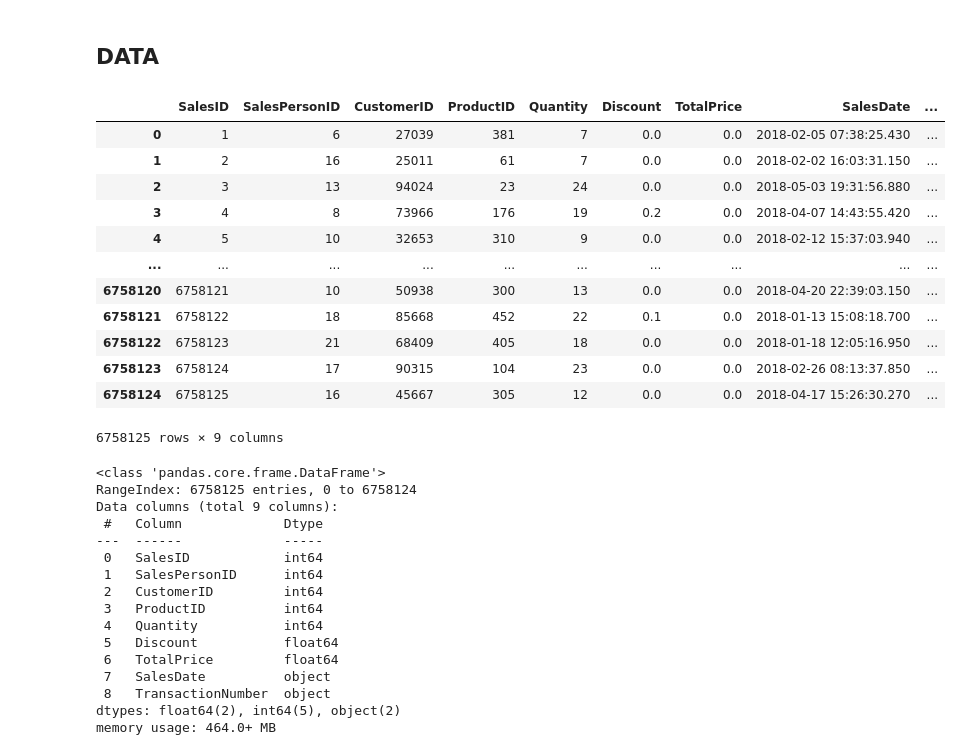
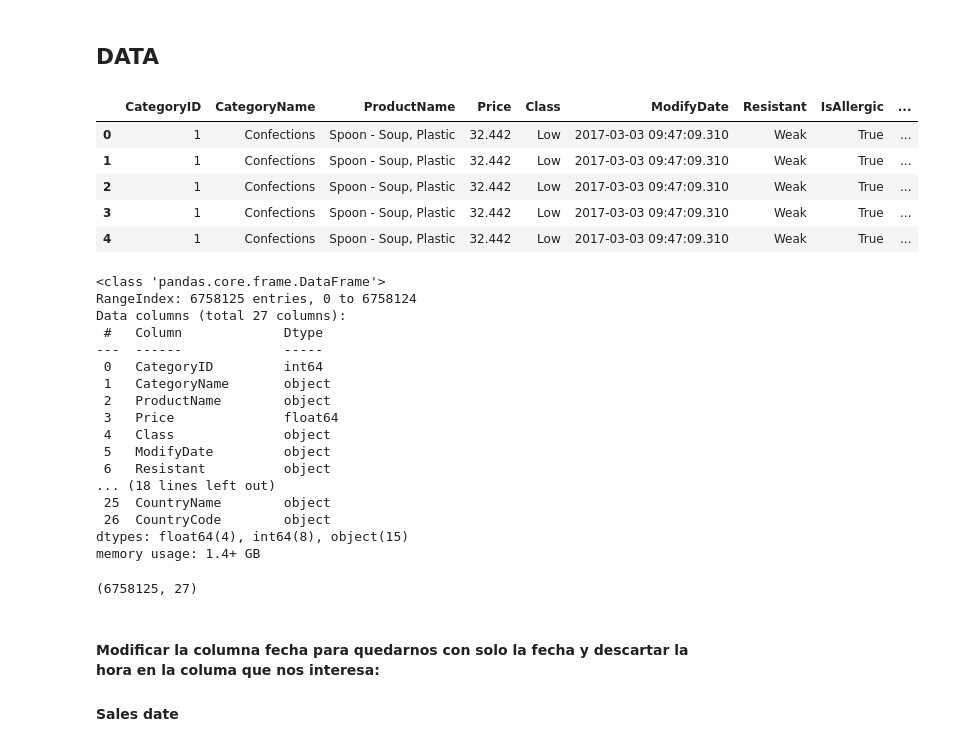
Before and after one commit to andtay/Machine_Learning_Based_Demand_Forecasting, a Jupyter notebook: src/data.ipynb, the cells around one changed output. Saved outputs shown, nothing was run; the diff lists cells and outputs as text; code cells hidden in the pictures.

Commit message:
data unification part1

```diff
--- a/src/data.ipynb
+++ b/src/data.ipynb
@@ -3,5 +3,5 @@ import pandas as pd
 import numpy as np
 import os
 # %%
+pd.set_option('display.max_columns', None)
 current_dir = os.getcwd()
-url_wti_crude_oil = os.path.join(current_dir, "../data/raw/macrodata/wti_crude_oil.csv")
@@ -44,40 +8,42 @@ wti_oil
 # %% [markdown]
 ## DATA
 # %%
-url_sales = os.path.join(current_dir, "../data/raw/sales.csv")
+url_sales = os.path.join(current_dir, "../data/raw/processed_data.csv")
 sales = pd.read_csv(url_sales, sep=",")
 # %%
-sales
+sales.head()
 # %% [output]
-|  | SalesID | SalesPersonID | CustomerID | ProductID | Quantity | Discount | TotalPrice | SalesDate | ... |
-| 0 | 1 | 6 | 27039 | 381 | 7 | 0.0 | 0.0 | 2018-02-05 07:38:25.430 | ... |
-| 1 | 2 | 16 | 25011 | 61 | 7 | 0.0 | 0.0 | 2018-02-02 16:03:31.150 | ... |
-| 2 | 3 | 13 | 94024 | 23 | 24 | 0.0 | 0.0 | 2018-05-03 19:31:56.880 | ... |
-| 3 | 4 | 8 | 73966 | 176 | 19 | 0.2 | 0.0 | 2018-04-07 14:43:55.420 | ... |
-| 4 | 5 | 10 | 32653 | 310 | 9 | 0.0 | 0.0 | 2018-02-12 15:37:03.940 | ... |
-| ... | ... | ... | ... | ... | ... | ... | ... | ... | ... |
-| 6758120 | 6758121 | 10 | 50938 | 300 | 13 | 0.0 | 0.0 | 2018-04-20 22:39:03.150 | ... |
-| 6758121 | 6758122 | 18 | 85668 | 452 | 22 | 0.1 | 0.0 | 2018-01-13 15:08:18.700 | ... |
-| 6758122 | 6758123 | 21 | 68409 | 405 | 18 | 0.0 | 0.0 | 2018-01-18 12:05:16.950 | ... |
-| 6758123 | 6758124 | 17 | 90315 | 104 | 23 | 0.0 | 0.0 | 2018-02-26 08:13:37.850 | ... |
-| 6758124 | 6758125 | 16 | 45667 | 305 | 12 | 0.0 | 0.0 | 2018-04-17 15:26:30.270 | ... |
+|  | CategoryID | CategoryName | ProductName | Price | Class | ModifyDate | Resistant | IsAllergic | ... |
+| 0 | 1 | Confections | Spoon - Soup, Plastic | 32.442 | Low | 2017-03-03 09:47:09.310 | Weak | True | ... |
+| 1 | 1 | Confections | Spoon - Soup, Plastic | 32.442 | Low | 2017-03-03 09:47:09.310 | Weak | True | ... |
+| 2 | 1 | Confections | Spoon - Soup, Plastic | 32.442 | Low | 2017-03-03 09:47:09.310 | Weak | True | ... |
+| 3 | 1 | Confections | Spoon - Soup, Plastic | 32.442 | Low | 2017-03-03 09:47:09.310 | Weak | True | ... |
+| 4 | 1 | Confections | Spoon - Soup, Plastic | 32.442 | Low | 2017-03-03 09:47:09.310 | Weak | True | ... |
-6758125 rows × 9 columns
 # %%
 sales.info()
 # %% [output]
 <class 'pandas.core.frame.DataFrame'>
 RangeIndex: 6758125 entries, 0 to 6758124
-Data columns (total 9 columns):
+Data columns (total 27 columns):
  #   Column             Dtype
 ---  ------             -----
- 0   SalesID            int64
- 1   SalesPersonID      int64
- 2   CustomerID         int64
- 3   ProductID          int64
- 4   Quantity           int64
- 5   Discount           float64
- 6   TotalPrice         float64
- 7   SalesDate          object
- 8   TransactionNumber  object
-dtypes: float64(2), int64(5), object(2)
-memory usage: 464.0+ MB
+ 0   CategoryID         int64
+ 1   CategoryName       object
+ 2   ProductName        object
+ 3   Price              float64
+ 4   Class              object
+ 5   ModifyDate         object
+ 6   Resistant          object
+... (18 lines left out)
+ 25  CountryName        object
+ 26  CountryCode        object
+dtypes: float64(4), int64(8), object(15)
+memory usage: 1.4+ GB
+# %%
+sales.shape
+# %% [output]
+(6758125, 27)
+# %% [markdown]
+#### Modificar la columna fecha para quedarnos con solo la fecha y descartar la hora en la columa que nos interesa:
+
+#### Sales date
```
Also changed, not shown: parts of 28 cells of this notebook, 4 other files.
